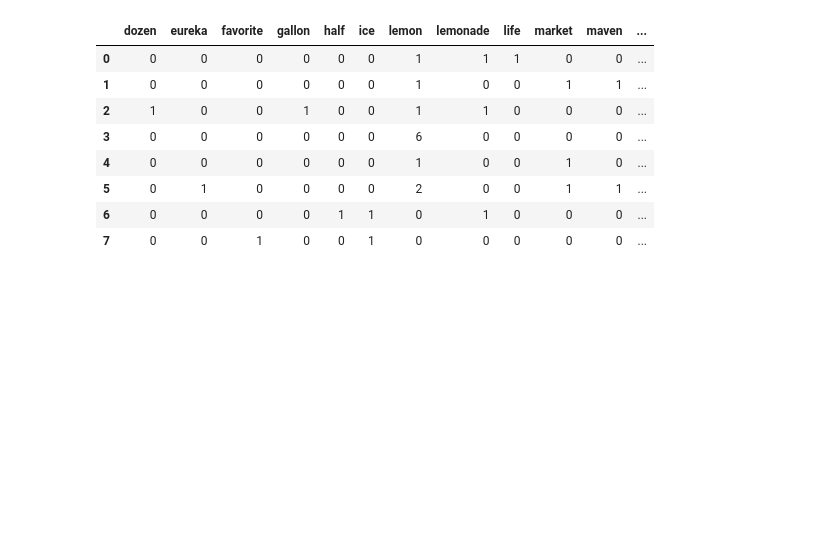
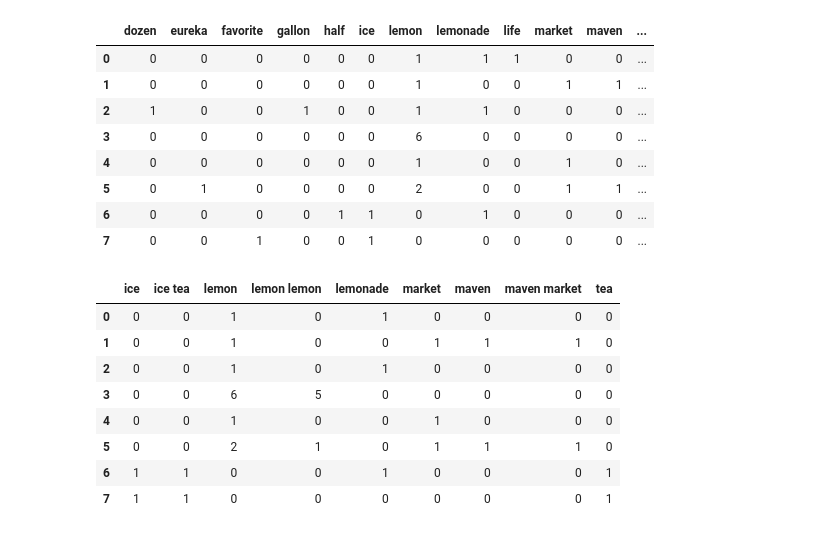
Before and after one commit to Camiloesp/PythonDataScience_NaturalLanguageProcessing, a Jupyter notebook: 2_TextPreprocessing.ipynb, the cells around one changed output. Drawn from its saved outputs; the diff is of its cells as text; code cells hidden in the pictures; blank space fills up the shorter version.

```diff
--- a/2_TextPreprocessing.ipynb
+++ b/2_TextPreprocessing.ipynb
@@ -544,3 +544,18 @@ dtm_df
 | 5 | 0 | 1 | 0 | 0 | 0 | 0 | 2 | 0 | 0 | 1 | 1 | ... |
 | 6 | 0 | 0 | 0 | 0 | 1 | 1 | 0 | 1 | 0 | 0 | 0 | ... |
 | 7 | 0 | 0 | 1 | 0 | 0 | 1 | 0 | 0 | 0 | 0 | 0 | ... |
+# %%
+cv2 = CountVectorizer(stop_words='english', ngram_range=(1,2), min_df=.2, max_df=.8)
+dtm2 = cv2.fit_transform(series) # save as document term matrix
+dtm_df2 = pd.DataFrame(dtm2.toarray(), columns=cv2.get_feature_names_out())
+dtm_df2
+# %% [output]
+|  | ice | ice tea | lemon | lemon lemon | lemonade | market | maven | maven market | tea |
+| 0 | 0 | 0 | 1 | 0 | 1 | 0 | 0 | 0 | 0 |
+| 1 | 0 | 0 | 1 | 0 | 0 | 1 | 1 | 1 | 0 |
+| 2 | 0 | 0 | 1 | 0 | 1 | 0 | 0 | 0 | 0 |
+| 3 | 0 | 0 | 6 | 5 | 0 | 0 | 0 | 0 | 0 |
+| 4 | 0 | 0 | 1 | 0 | 0 | 1 | 0 | 0 | 0 |
+| 5 | 0 | 0 | 2 | 1 | 0 | 1 | 1 | 1 | 0 |
+| 6 | 1 | 1 | 0 | 0 | 1 | 0 | 0 | 0 | 1 |
+| 7 | 1 | 1 | 0 | 0 | 0 | 0 | 0 | 0 | 1 |
```
Also changed, not shown: parts of 3 cells of this notebook.
